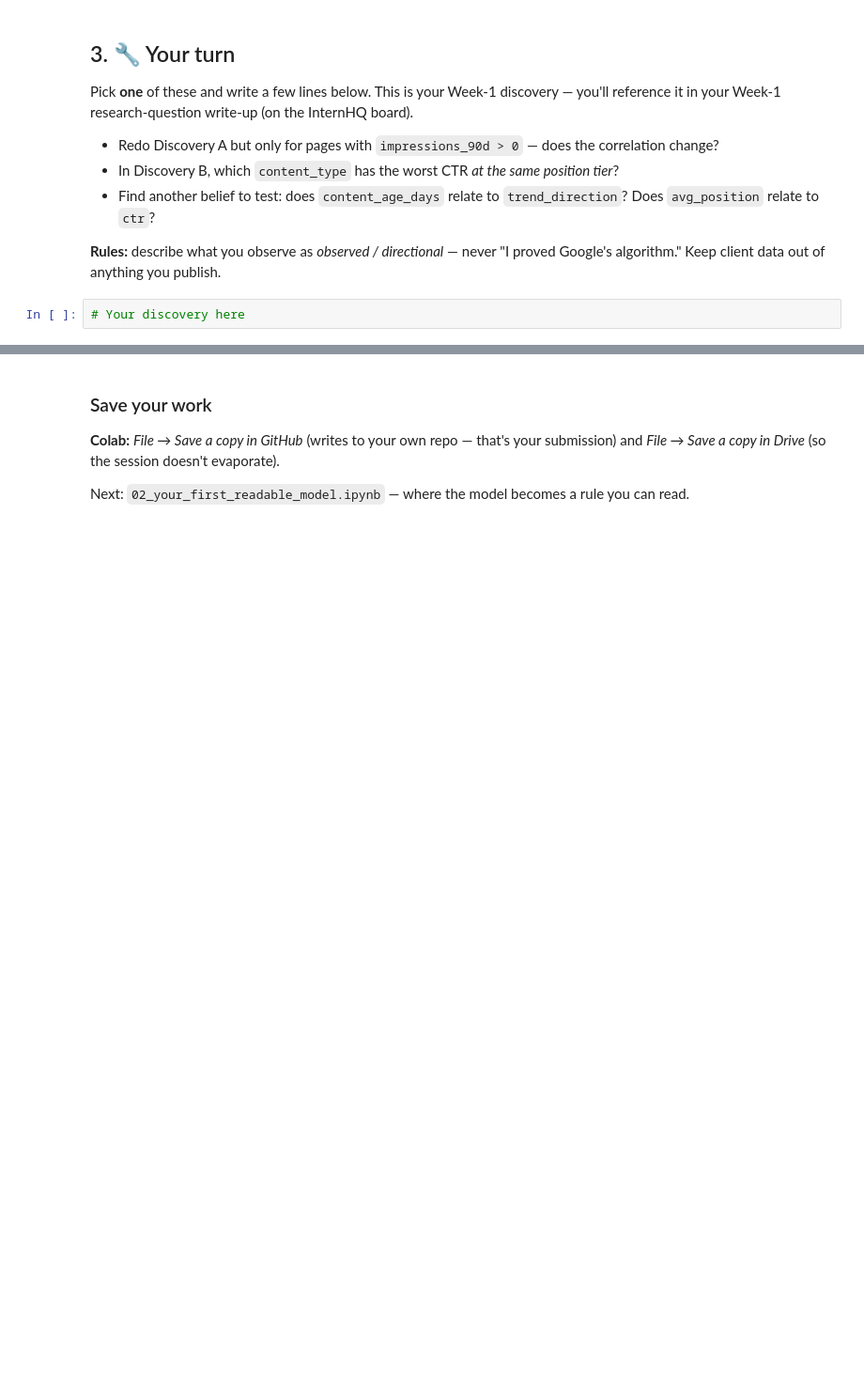
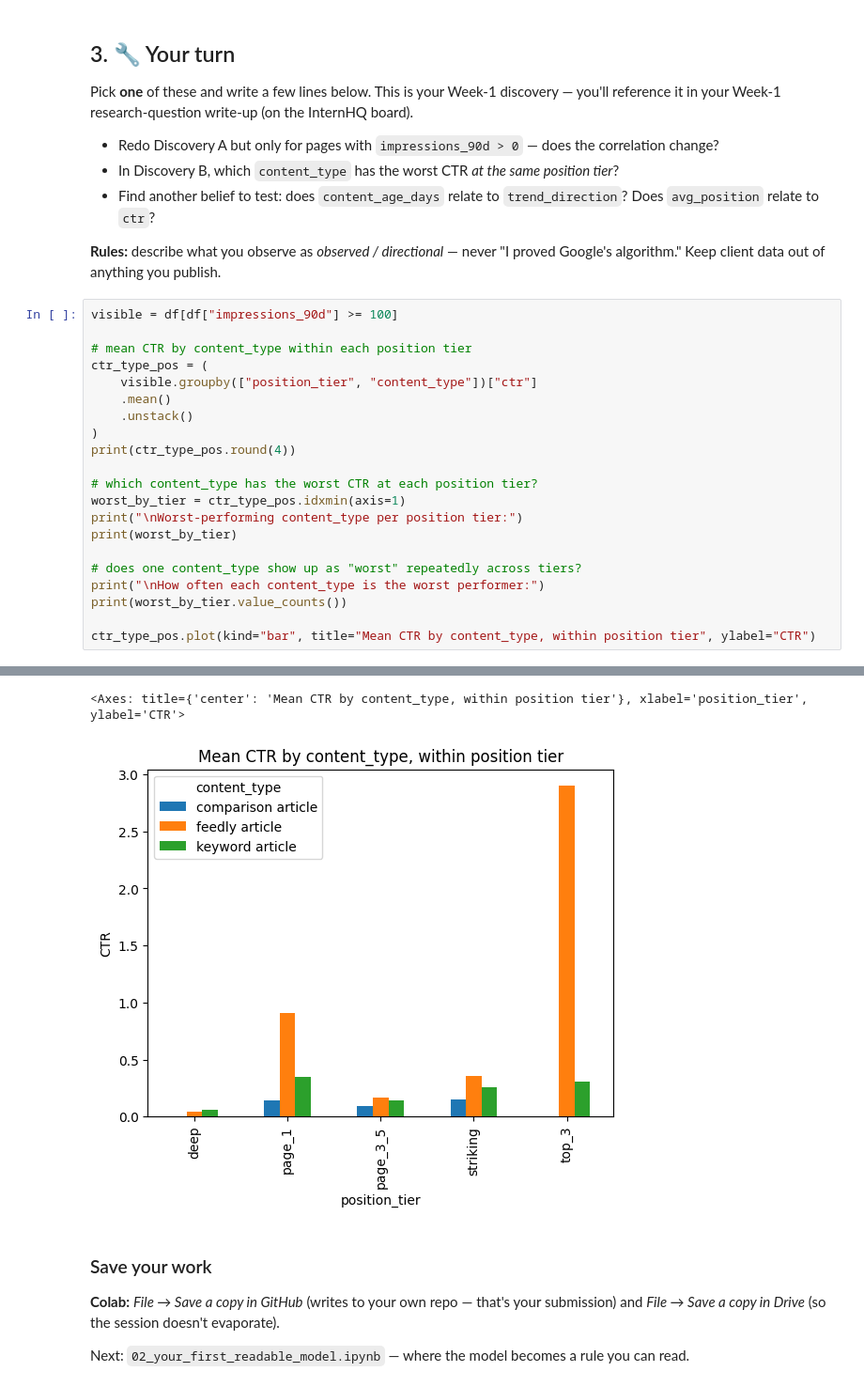
Before and after one commit to F1shingR0d/FlyRankInternship, a Jupyter notebook: notebooks/01_first_look_and_discovery.ipynb, the cells around one changed output, grey strips where cells are left out. Shown at 94% size. Cells and saved outputs as stored; diff of their text form; blank space fills up the shorter version.

```diff
--- a/notebooks/01_first_look_and_discovery.ipynb
+++ b/notebooks/01_first_look_and_discovery.ipynb
@@ -98,4 +152,24 @@ Pick **one** of these and write a few lines below. This is your Week-1 discovery
 
 **Rules:** describe what you observe as *observed / directional* — never "I proved Google's algorithm." Keep client data out of anything you publish.
 # %%
-# Your discovery here
+visible = df[df["impressions_90d"] >= 100]
+
+# mean CTR by content_type within each position tier
+ctr_type_pos = (
+    visible.groupby(["position_tier", "content_type"])["ctr"]
+    .mean()
+    .unstack()
+)
+print(ctr_type_pos.round(4))
+
+# which content_type has the worst CTR at each position tier?
+worst_by_tier = ctr_type_pos.idxmin(axis=1)
+print("\nWorst-performing content_type per position tier:")
+print(worst_by_tier)
+
+# does one content_type show up as "worst" repeatedly across tiers?
+print("\nHow often each content_type is the worst performer:")
+print(worst_by_tier.value_counts())
+
+ctr_type_pos.plot(kind="bar", title="Mean CTR by content_type, within position tier", ylabel="CTR")
+# %% [output]
@@ -102,3 +193,5 @@ Pick **one** of these and write a few lines below. This is your Week-1 discovery
+<Axes: title={'center': 'Mean CTR by content_type, within position tier'}, xlabel='position_tier', ylabel='CTR'>
+[figure, added]
 # %% [markdown]
 ### Save your work
 **Colab:** *File → Save a copy in GitHub* (writes to your own repo — that's your submission) and *File → Save a copy in Drive* (so the session doesn't evaporate).
```
Also changed, not shown: parts of 8 cells of this notebook.
